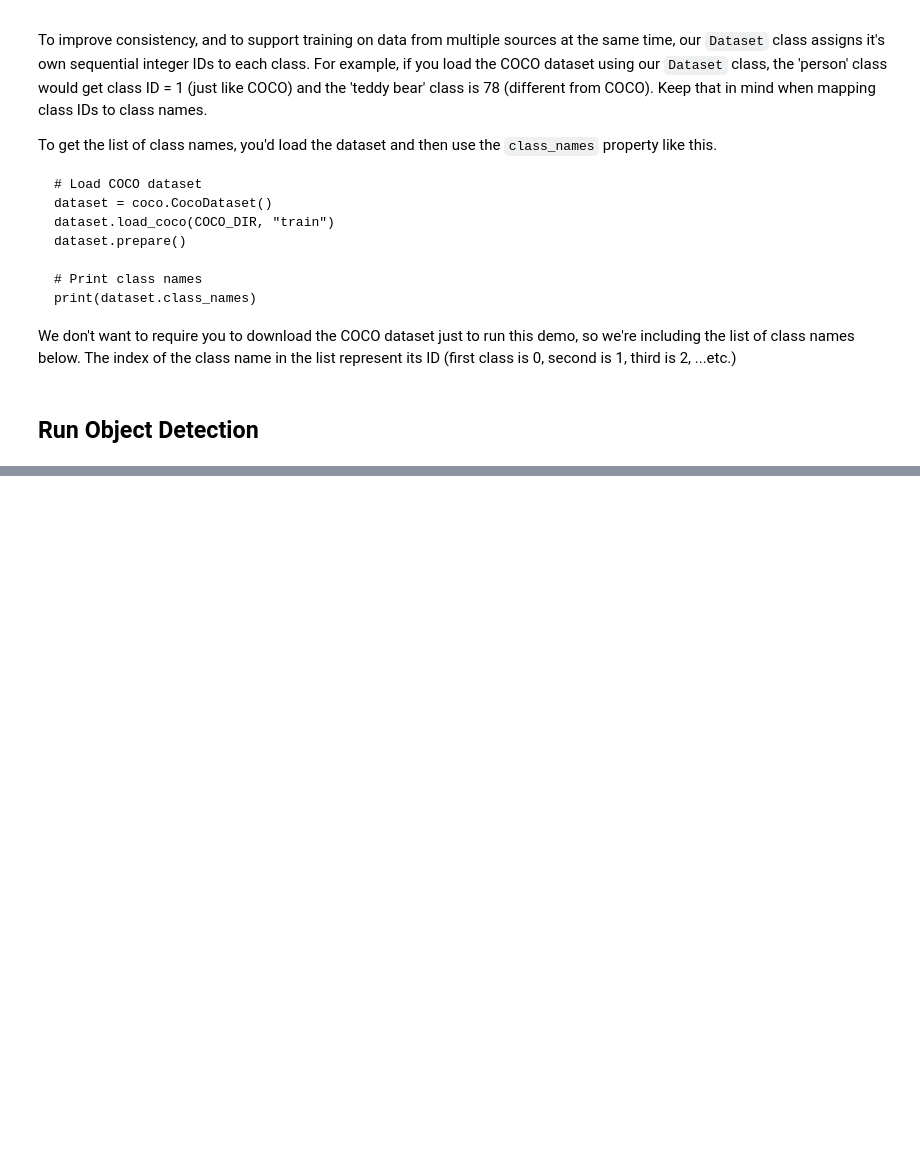
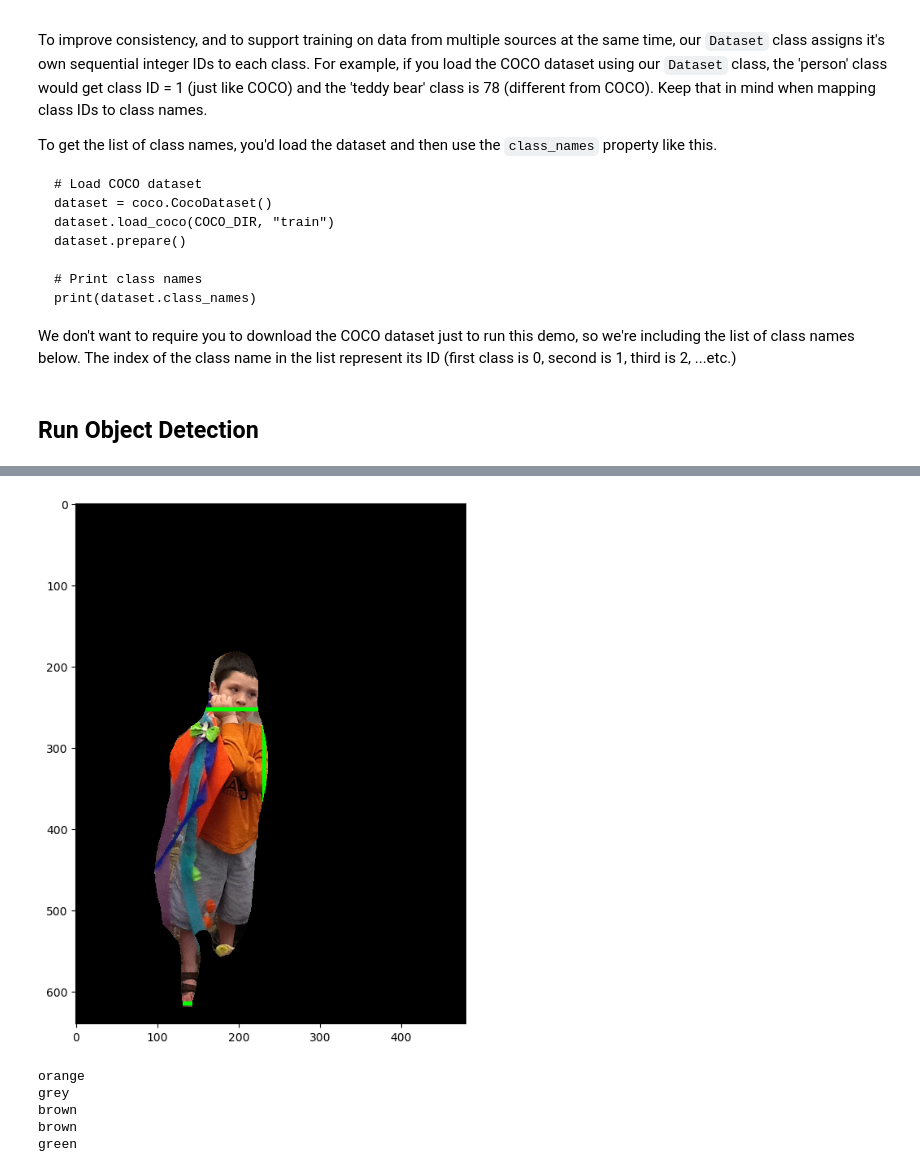
Before and after one commit to danzschulman/Mask_RCNN, a Jupyter notebook: demo.ipynb, the cells around one changed output, grey strips where cells are left out. Cells and saved outputs as stored; diff of their text form; code cells hidden in the pictures; blank space fills up the shorter version.

```diff
--- a/demo.ipynb
+++ b/demo.ipynb
@@ -238,0 +389,7 @@ for pair in pairs:
+# %%
+import numpy as np
+import pickle
+import statistics
+
+with open('labels_per_images.pickle', 'rb') as file:
+    labels_per_images = pickle.load(file)
@@ -238,0 +411,10 @@ for pair in pairs:
+# %%
+with open('../refer/val_ref_ids.pickle', 'rb') as file:
+    val_ref_ids = pickle.load(file)
+
+with open('../refer/filter_keywords.pickle', 'rb') as file:
+    filter_keywords = pickle.load(file)
+filter_keywords = set(filter_keywords)
+
+with open('subject_labels_sorted.pickle', 'rb') as file:
+    subject_labels_sorted = pickle.load(file)
@@ -238,0 +555,19 @@ for pair in pairs:
+# %%
+original_mask = r['masks'][:,:,1]
+mask = np.zeros(image.shape, dtype=np.uint8)
+for i in range(mask.shape[0]):
+    for j in range(mask.shape[1]):
+        mask[i,j] = original_mask[i,j]
+
+masked_image = np.multiply(mask,image)
+show_image(masked_image)
+recognized_colors = dominant_colors(masked_image, 5)
+for recognized_color in recognized_colors:
+    print(describer.describe(recognized_color))
+# %% [output]
+[figure, added]
+orange
+grey
+brown
+brown
+green
```
Also changed, not shown: parts of 22 cells of this notebook.
